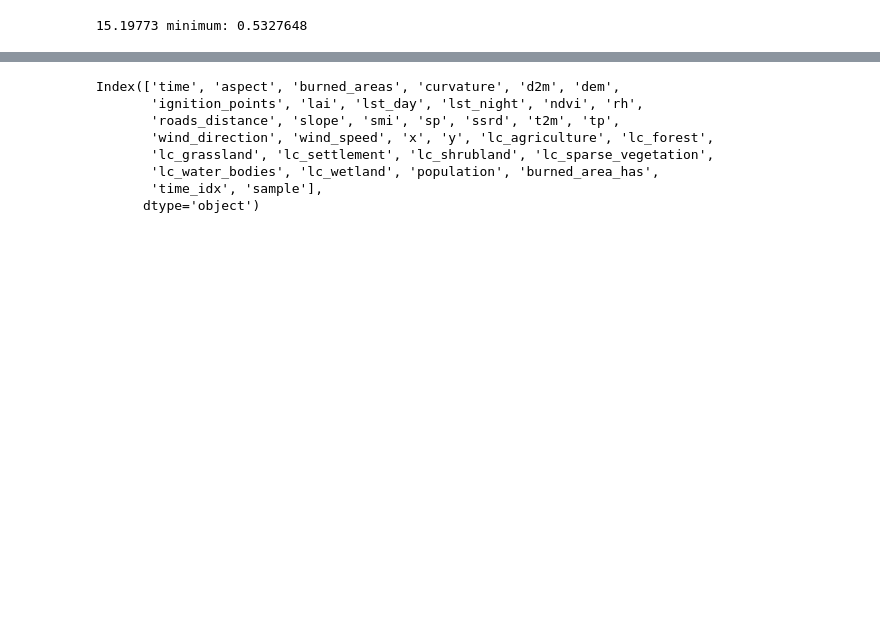
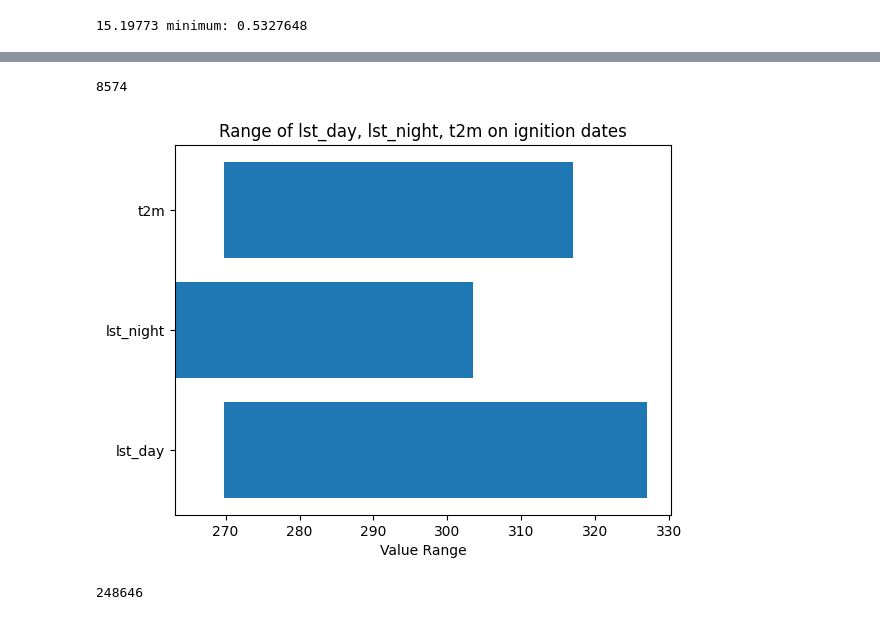
Before and after one commit to paulinebecker2002/mesogeos, a Jupyter notebook: ml_tracks/a.fire_danger/csv_print.ipynb, the cells around one changed output, grey strips where cells are left out. Saved outputs shown, nothing was run; the diff lists cells and outputs as text; code cells hidden in the pictures; blank space fills up the shorter version.

```diff
--- a/ml_tracks/a.fire_danger/csv_print.ipynb
+++ b/ml_tracks/a.fire_danger/csv_print.ipynb
@@ -26,11 +46,28 @@ Index(['time', 'aspect', 'burned_areas', 'curvature', 'd2m', 'dem',
 # %%
-print (neg_data.columns)
+ignition_dates = pos_data[pos_data['time_idx'] == 0]
+sum_ignition = ignition_dates['time'].count()
+sum_ignition
 # %% [output]
-Index(['time', 'aspect', 'burned_areas', 'curvature', 'd2m', 'dem',
-       'ignition_points', 'lai', 'lst_day', 'lst_night', 'ndvi', 'rh',
-       'roads_distance', 'slope', 'smi', 'sp', 'ssrd', 't2m', 'tp',
-       'wind_direction', 'wind_speed', 'x', 'y', 'lc_agriculture', 'lc_forest',
-       'lc_grassland', 'lc_settlement', 'lc_shrubland', 'lc_sparse_vegetation',
-       'lc_water_bodies', 'lc_wetland', 'population', 'burned_area_has',
-       'time_idx', 'sample'],
-      dtype='object')
+8574
+# %%
+# Range (Min & Max) berechnen
+lst_day_min, lst_day_max = ignition_dates['lst_day'].min(), ignition_dates['lst_day'].max()
+lst_night_min, lst_night_max = ignition_dates['lst_night'].min(), ignition_dates['lst_night'].max()
+t2m_min, t2m_max = ignition_dates['t2m'].min(), ignition_dates['t2m'].max()
+
+# Plot vorbereiten
+variables = ['lst_day', 'lst_night', 't2m']
+mins = [lst_day_min, lst_night_min, t2m_min]
+maxs = [lst_day_max, lst_night_max, t2m_max]
+ranges = [max_val - min_val for min_val, max_val in zip(mins, maxs)]
+
+# Balken horizontal zeichnen
+plt.barh(variables, ranges, left=mins)
+
+# Achsen beschriften
+plt.xlabel('Value Range')
+plt.title('Range of lst_day, lst_night, t2m on ignition dates')
+
+plt.show()
+# %% [output]
+[figure, added]
@@ -36,0 +78,6 @@ Index(['time', 'aspect', 'burned_areas', 'curvature', 'd2m', 'dem',
+# %%
+non_ignition_dates = pos_data[pos_data['time_idx'] != 0]
+sum_non_ignition = non_ignition_dates['time'].count()
+sum_non_ignition
+# %% [output]
+248646
```
Also changed, not shown: parts of 9 cells of this notebook, 10 other files.
